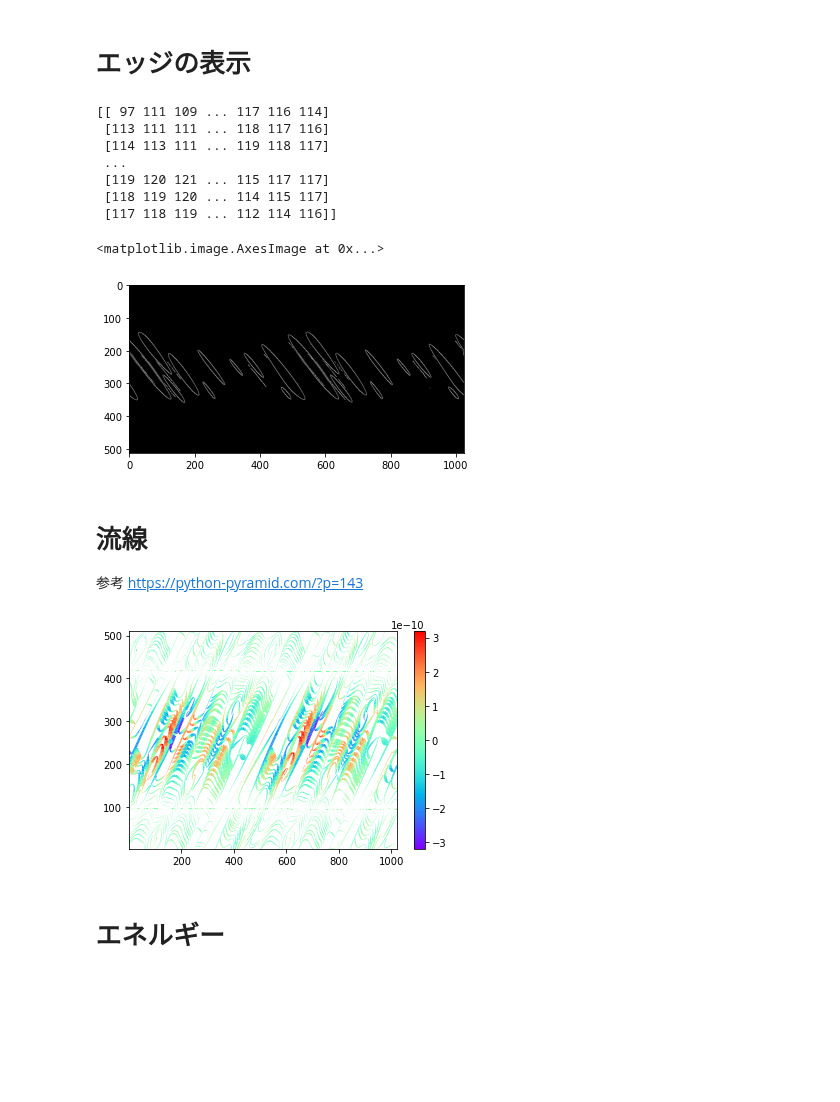
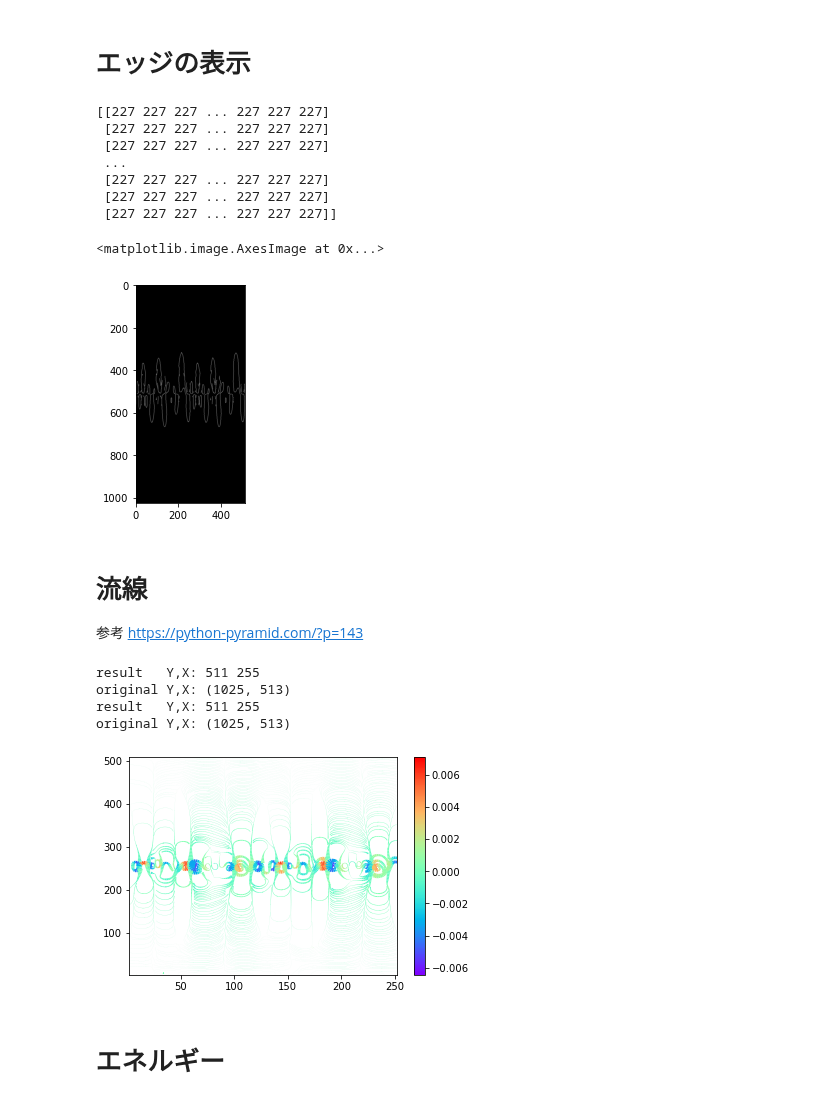
Before and after one commit to koki-mus/research, a Jupyter notebook: src/visualize.ipynb, the cells around one changed output. Cells and saved outputs as stored; diff of their text form; code cells hidden in the pictures; blank space fills up the shorter version.

Commit message:
visualize.nb modify

```diff
--- a/src/visualize.ipynb
+++ b/src/visualize.ipynb
@@ -32,31 +32,42 @@ for target in ["velocityy", "magfieldy", "density", "enstrophy"]:
 # %% [markdown]
 # エッジの表示
 # %%
-data = load_bigendian(data_dir + "fort.114.0")
+target = "velocityx"
+para = 1
+job = 5
+
+name = gen_snap_path(target,para,job)
+data = load(name ,z=3)
 #cv2で扱える0-255の整数に整形
 data = ((data - min(data.flat))*254/max(data.flat))
 data = data.astype("uint8")
 print(data)
 edges = cv2.Canny(data, threshold1=150, threshold2=200)
 plt.imshow(cv2.cvtColor(edges, cv2.COLOR_GRAY2RGB))
 #cv2.imwrite('edges.jpg', edges)
 # %% [output]
-[[ 97 111 109 ... 117 116 114]
- [113 111 111 ... 118 117 116]
- [114 113 111 ... 119 118 117]
+[[227 227 227 ... 227 227 227]
+ [227 227 227 ... 227 227 227]
+ [227 227 227 ... 227 227 227]
  ...
- [119 120 121 ... 115 117 117]
- [118 119 120 ... 114 115 117]
- [117 118 119 ... 112 114 116]]
+ [227 227 227 ... 227 227 227]
+ [227 227 227 ... 227 227 227]
+ [227 227 227 ... 227 227 227]]
 <matplotlib.image.AxesImage at 0x...>
-[figure, old version]
+[figure, new version]
 # %% [markdown]
 # 流線
 
 参考 https://python-pyramid.com/?p=143
 # %%
-dataX = load_bigendian(data_dir + "fort.113.0")
-dataY = load_bigendian(data_dir + "fort.114.0")
+targetX = "velocityx"
+targetY = "velocityy"
+para = 1
+job = 5
+
+name = gen_snap_path(target,para,job)
+dataX = load(gen_snap_path(targetX,para,job),z=3)
+dataY = load(gen_snap_path(targetY,para,job), z=3)
 
 #計算が重いので平滑化フィルターの畳み込みで圧縮
 carnel1 = ave_carnel(4)
@@ -100,6 +111,10 @@ strm = plt.streamplot(X, Y, u, v, density=[5], color=rot, arrowstyle='-', linewi
 fig.colorbar(strm.lines)
 plt.show()
 # %% [output]
+result   Y,X: 511 255
+original Y,X: (1025, 513)
+result   Y,X: 511 255
+original Y,X: (1025, 513)
-[figure, old version]
+[figure, new version]
 # %% [markdown]
 # エネルギー
```
Also changed, not shown: parts of 6 cells of this notebook, 1 other file.
